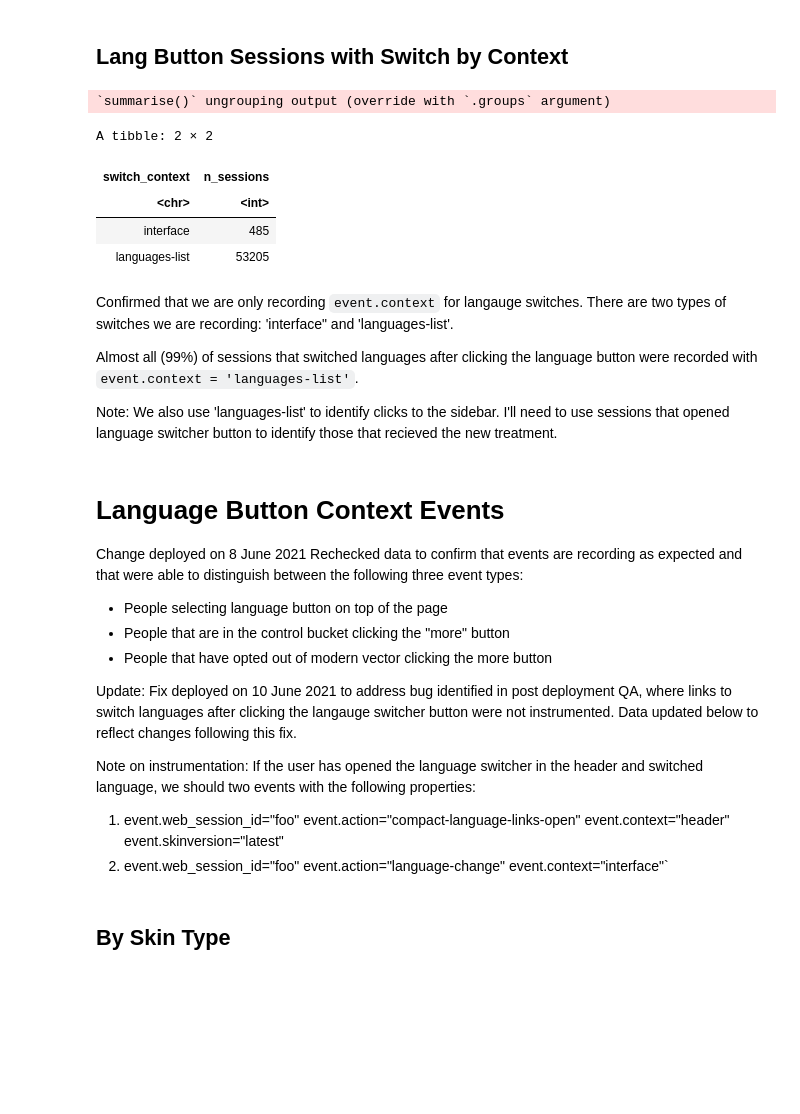
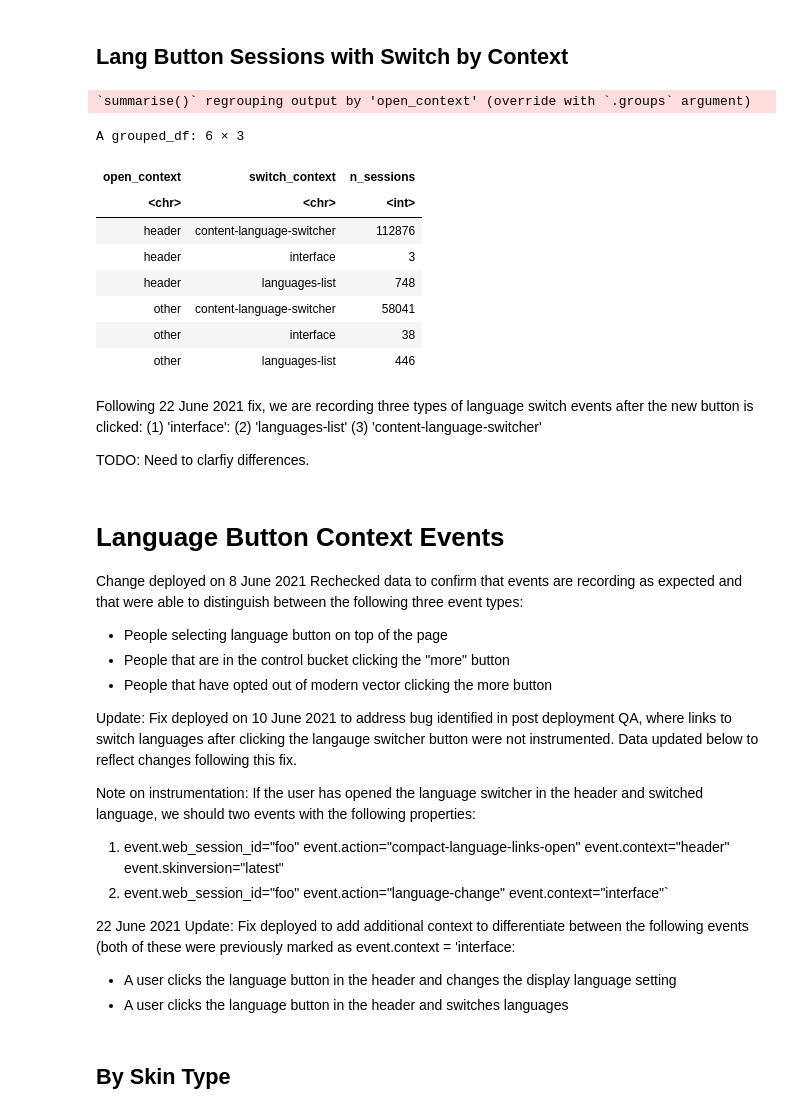
Before and after one commit to wikimedia-research/Language-Switching-Analysis-2021, a Jupyter notebook: QA/post_deployment_qa.ipynb, the cells around one changed output. Drawn from its saved outputs; the diff is of its cells as text; code cells hidden in the pictures; blank space fills up the shorter version.

```diff
--- a/QA/post_deployment_qa.ipynb
+++ b/QA/post_deployment_qa.ipynb
@@ -724,24 +734,31 @@ About 3.4% of sessions where the language button was clicked was followed by an
 ## Lang Button Sessions with Switch by Context
 # %%
 lang_button_switch_events_nsessions <- lang_button_switch_events %>%
-    filter(language_switch == 1) %>%
-    group_by(switch_context) %>%
+    filter(language_switch == 1,
+          button_date >= '2021-06-27') %>%
+    group_by(open_context, switch_context) %>%
     summarise(n_sessions = n_distinct(session_id))
 
 lang_button_switch_events_nsessions
 # %% [output]
-`summarise()` ungrouping output (override with `.groups` argument)
+`summarise()` regrouping output by 'open_context' (override with `.groups` argument)
-A tibble: 2 × 2
+A grouped_df: 6 × 3
-| switch_context | n_sessions |
-| <chr> | <int> |
-| interface | 485 |
-| languages-list | 53205 |
+| open_context | switch_context | n_sessions |
+| <chr> | <chr> | <int> |
+| header | content-language-switcher | 112876 |
+| header | interface | 3 |
+| header | languages-list | 748 |
+| other | content-language-switcher | 58041 |
+| other | interface | 38 |
+| other | languages-list | 446 |
-# %% [markdown]
-Confirmed that we are only recording `event.context` for langauge switches. There are two types of switches we are recording: 'interface" and 'languages-list'.
-
-Almost all (99%) of sessions that switched languages after clicking the language button were recorded with `event.context = 'languages-list'`.
-
-Note: We also use 'languages-list' to identify clicks to the sidebar. I'll need to use sessions that opened language switcher button to identify those that recieved the new treatment.
+# %% [markdown]
+Following 22 June 2021 fix, we are recording three types of language switch events after the new button is clicked:
+(1) 'interface':
+(2) 'languages-list'
+(3) 'content-language-switcher'
+
+
+TODO: Need to clarfiy differences.
 # %% [markdown]
 # Language Button Context Events
 
@@ -759,6 +776,10 @@ If the user has opened the language switcher in the header and switched language
 
 1. event.web_session_id="foo" event.action="compact-language-links-open" event.context="header" event.skinversion="latest"
 2. event.web_session_id="foo" event.action="language-change" event.context="interface"`
+
+22 June 2021 Update: Fix deployed to add additional context to differentiate between the following events (both of these were previously marked as event.context = 'interface:
+- A user clicks the language button in the header and changes the display language setting
+- A user clicks the language button in the header and switches languages
 # %% [markdown]
 ## By Skin Type
 # %%
```
Also changed, not shown: parts of 64 cells of this notebook.
